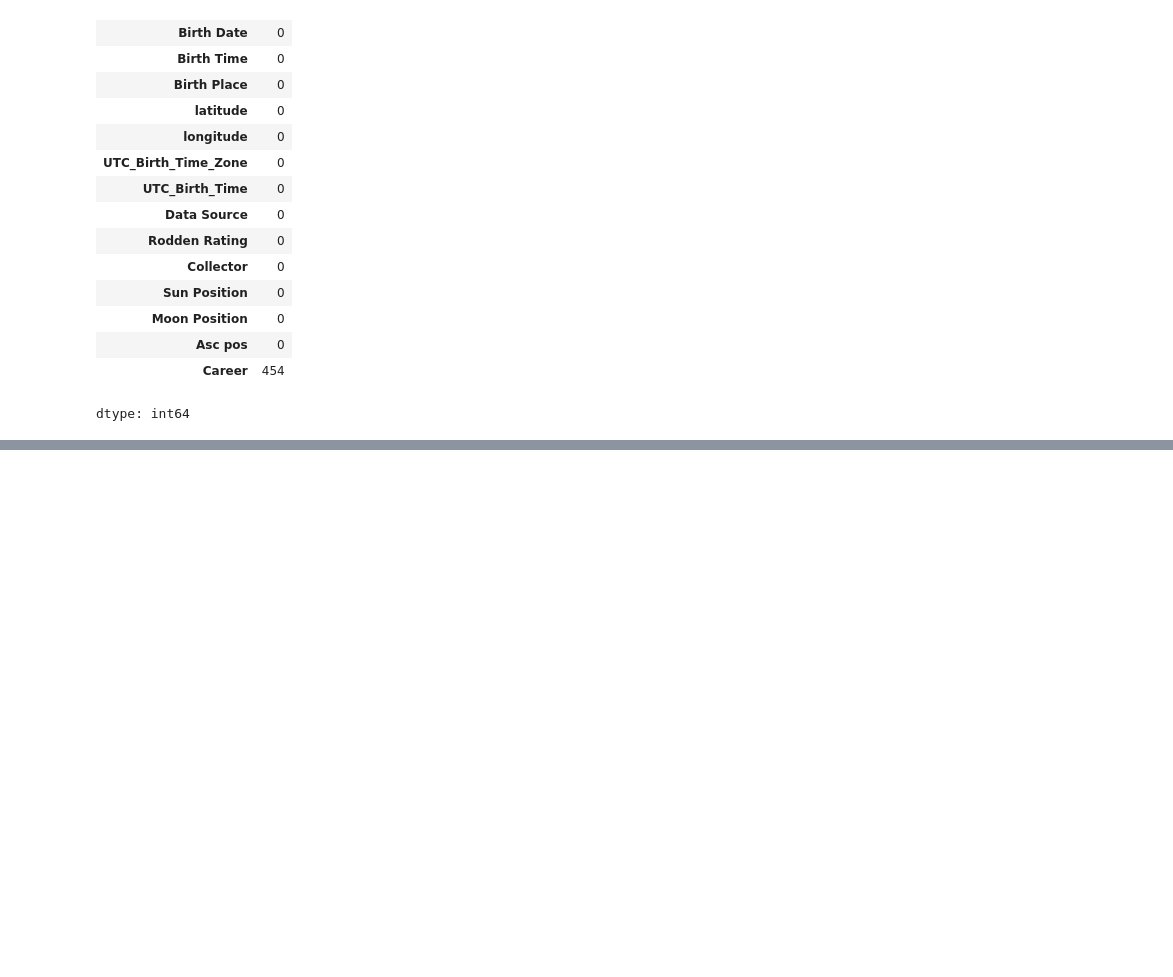
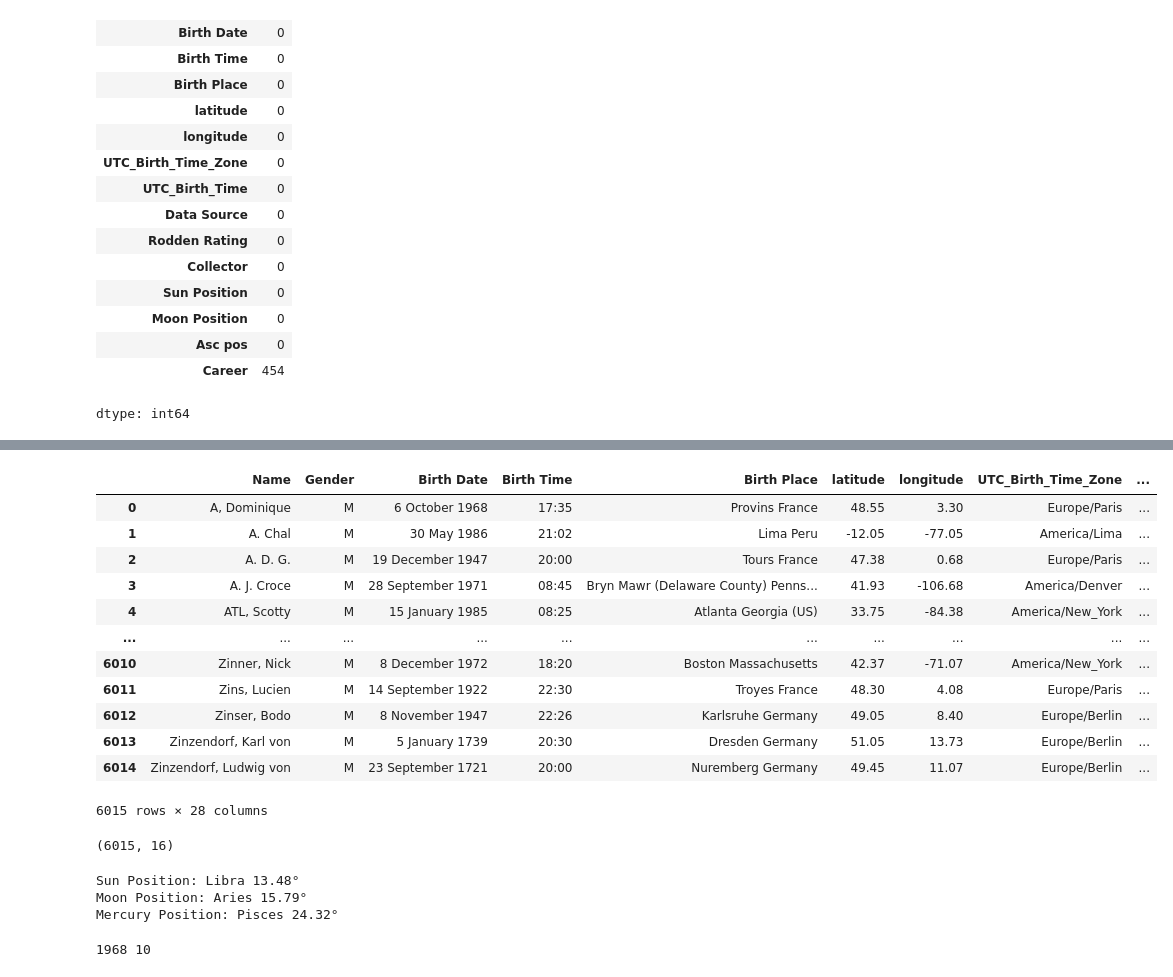
Before and after one commit to Gopal-next/astrology___prediction, a Jupyter notebook: Hindu_astrology_prediction.ipynb, the cells around one changed output, grey strips where cells are left out. Cells and saved outputs as stored; diff of their text form; code cells hidden in the pictures; blank space fills up the shorter version.

```diff
--- a/Hindu_astrology_prediction.ipynb
+++ b/Hindu_astrology_prediction.ipynb
@@ -622,0 +627,76 @@ dtype: int64
+# %%
+import swisseph as swe
+from datetime import datetime
+
+
+def get_planetery_positions(date_of_birth, time_utc):
+    dob_datetime = datetime.strptime(date_of_birth, "%d %B %Y")
+    year, month, day = dob_datetime.year, dob_datetime.month, dob_datetime.day
+
+    hh, mm = map(int, time_utc.split(":"))
+    hour = hh + mm / 60
+
+    jd_ut = swe.julday(year, month, day, hour)
+
+    planets = {
+        'Sun': swe.SUN, 'Moon': swe.MOON, 'Mercury': swe.MERCURY,
+        'Venus': swe.VENUS, 'Mars': swe.MARS, 'Jupiter': swe.JUPITER,
+        'Saturn': swe.SATURN, 'Uranus': swe.URANUS, 'Neptune': swe.NEPTUNE,
+        'Pluto': swe.PLUTO, 'Rahu': swe.MEAN_NODE, 'Ketu': swe.TRUE_NODE
+    }
+
+    planet_positions = {}
+    for planet, code in planets.items():
+        position, _ = swe.calc_ut(jd_ut, code)
+        planet_positions[planet] = position[0]
+
+    return planet_positions
+aa = df.join(df.apply(lambda row: pd.Series(get_planetery_positions(row['Birth Date'], row['UTC_Birth_Time'])), axis=1))
+aa
+# %% [output]
+|  | Name | Gender | Birth Date | Birth Time | Birth Place | latitude | longitude | UTC_Birth_Time_Zone | ... |
+| 0 | A, Dominique | M | 6 October 1968 | 17:35 | Provins France | 48.55 | 3.30 | Europe/Paris | ... |
+| 1 | A. Chal | M | 30 May 1986 | 21:02 | Lima Peru | -12.05 | -77.05 | America/Lima | ... |
+| 2 | A. D. G. | M | 19 December 1947 | 20:00 | Tours France | 47.38 | 0.68 | Europe/Paris | ... |
+| 3 | A. J. Croce | M | 28 September 1971 | 08:45 | Bryn Mawr (Delaware County) Penns... | 41.93 | -106.68 | America/Denver | ... |
+| 4 | ATL, Scotty | M | 15 January 1985 | 08:25 | Atlanta Georgia (US) | 33.75 | -84.38 | America/New_York | ... |
+| ... | ... | ... | ... | ... | ... | ... | ... | ... | ... |
+| 6010 | Zinner, Nick | M | 8 December 1972 | 18:20 | Boston Massachusetts | 42.37 | -71.07 | America/New_York | ... |
+| 6011 | Zins, Lucien | M | 14 September 1922 | 22:30 | Troyes France | 48.30 | 4.08 | Europe/Paris | ... |
+| 6012 | Zinser, Bodo | M | 8 November 1947 | 22:26 | Karlsruhe Germany | 49.05 | 8.40 | Europe/Berlin | ... |
+| 6013 | Zinzendorf, Karl von | M | 5 January 1739 | 20:30 | Dresden Germany | 51.05 | 13.73 | Europe/Berlin | ... |
+| 6014 | Zinzendorf, Ludwig von | M | 23 September 1721 | 20:00 | Nuremberg Germany | 49.45 | 11.07 | Europe/Berlin | ... |
+6015 rows × 28 columns
+# %%
+df.shape
+# %% [output]
+(6015, 16)
+# %%
+def get_zodiac_position(degrees):
+    signs = ["Aries", "Taurus", "Gemini", "Cancer", "Leo", "Virgo",
+             "Libra", "Scorpio", "Sagittarius", "Capricorn", "Aquarius", "Pisces"]
+
+    sign_index = int(degrees // 30)
+    degree_in_sign = degrees % 30
+    return f"{signs[sign_index]} {degree_in_sign:.2f}°"
+
+sun_deg = 193.4791
+moon_deg = 15.7938
+mercury_deg = 354.32
+
+# Display Zodiac positions
+print("Sun Position:", get_zodiac_position(sun_deg))
+print("Moon Position:", get_zodiac_position(moon_deg))
+print("Mercury Position:", get_zodiac_position(mercury_deg))
+# %% [output]
+Sun Position: Libra 13.48°
+Moon Position: Aries 15.79°
+Mercury Position: Pisces 24.32°
+# %%
+from datetime import datetime
+aa = '6 October 1968'
+a = datetime.strptime(aa, "%d %B %Y")
+year, month, day = a.year, a.month, a.day
+print(year, month)
+# %% [output]
+1968 10
```
Also changed, not shown: parts of 13 cells of this notebook.
